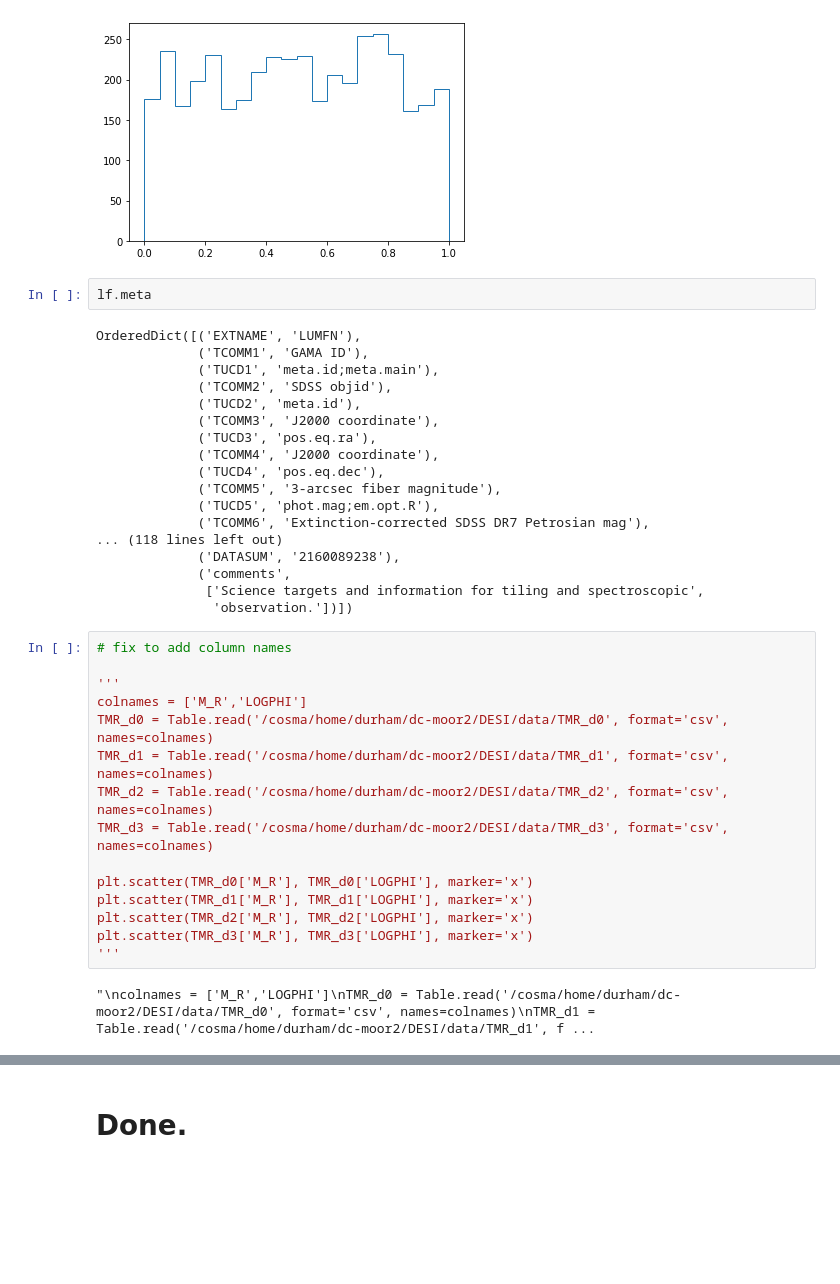
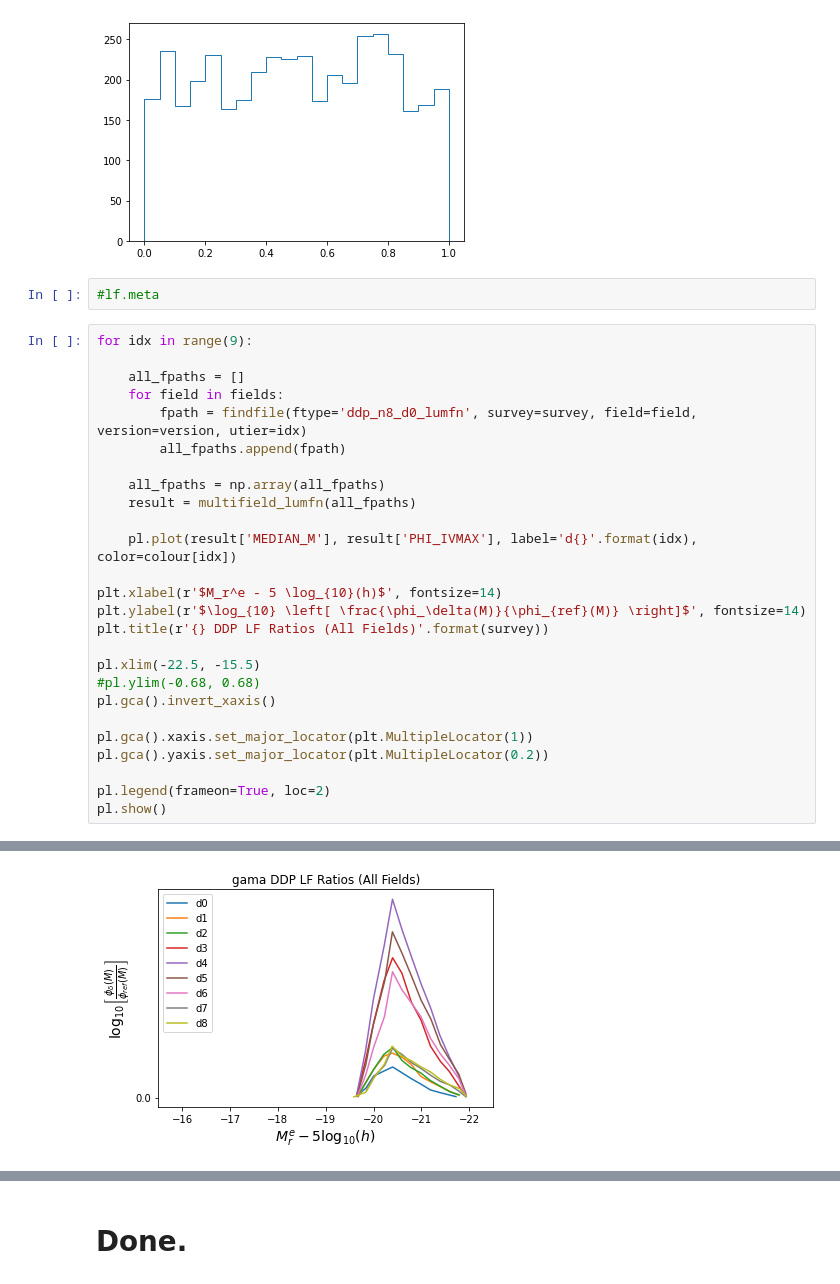
Before and after one commit to SgmAstro/DESI, a Jupyter notebook: docs/nb/d8LF_qa.ipynb, the cells around one changed output, grey strips where cells are left out. Saved outputs shown, nothing was run; the diff lists cells and outputs as text; blank space fills up the shorter version.

```diff
--- a/docs/nb/d8LF_qa.ipynb
+++ b/docs/nb/d8LF_qa.ipynb
@@ -164,40 +173,32 @@ pl.hist(vmax['VZ'] / vmax['VMAX'], histtype='step', bins=np.arange(0., 1.01, 0.0
         0.55, 0.6 , 0.65, 0.7 , 0.75, 0.8 , 0.85, 0.9 , 0.95, 1.  ]),
  [<matplotlib.patches.Polygon at 0x...>])
 [figure]
-# %%
-lf.meta
-# %% [output]
-OrderedDict([('EXTNAME', 'LUMFN'),
-             ('TCOMM1', 'GAMA ID'),
-             ('TUCD1', 'meta.id;meta.main'),
-             ('TCOMM2', 'SDSS objid'),
-             ('TUCD2', 'meta.id'),
-             ('TCOMM3', 'J2000 coordinate'),
-             ('TUCD3', 'pos.eq.ra'),
-             ('TCOMM4', 'J2000 coordinate'),
-             ('TUCD4', 'pos.eq.dec'),
-             ('TCOMM5', '3-arcsec fiber magnitude'),
-             ('TUCD5', 'phot.mag;em.opt.R'),
-             ('TCOMM6', 'Extinction-corrected SDSS DR7 Petrosian mag'),
-... (118 lines left out)
-             ('DATASUM', '2160089238'),
-             ('comments',
-              ['Science targets and information for tiling and spectroscopic',
-               'observation.'])])
-# %%
-# fix to add column names
-
-'''
-colnames = ['M_R','LOGPHI']
-TMR_d0 = Table.read('/cosma/home/durham/dc-moor2/DESI/data/TMR_d0', format='csv', names=colnames)
-TMR_d1 = Table.read('/cosma/home/durham/dc-moor2/DESI/data/TMR_d1', format='csv', names=colnames)
-TMR_d2 = Table.read('/cosma/home/durham/dc-moor2/DESI/data/TMR_d2', format='csv', names=colnames)
-TMR_d3 = Table.read('/cosma/home/durham/dc-moor2/DESI/data/TMR_d3', format='csv', names=colnames)
-
-plt.scatter(TMR_d0['M_R'], TMR_d0['LOGPHI'], marker='x')
-plt.scatter(TMR_d1['M_R'], TMR_d1['LOGPHI'], marker='x')
-plt.scatter(TMR_d2['M_R'], TMR_d2['LOGPHI'], marker='x')
-plt.scatter(TMR_d3['M_R'], TMR_d3['LOGPHI'], marker='x')
-'''
-# %% [output]
-"\ncolnames = ['M_R','LOGPHI']\nTMR_d0 = Table.read('/cosma/home/durham/dc-moor2/DESI/data/TMR_d0', format='csv', names=colnames)\nTMR_d1 = Table.read('/cosma/home/durham/dc-moor2/DESI/data/TMR_d1', f ...
+# %%
+#lf.meta
+# %%
+for idx in range(9):
+
+    all_fpaths = []
+    for field in fields:
+        fpath = findfile(ftype='ddp_n8_d0_lumfn', survey=survey, field=field, version=version, utier=idx)
+        all_fpaths.append(fpath)
+
+    all_fpaths = np.array(all_fpaths)
+    result = multifield_lumfn(all_fpaths)
+
+    pl.plot(result['MEDIAN_M'], result['PHI_IVMAX'], label='d{}'.format(idx), color=colour[idx])
+
+plt.xlabel(r'$M_r^e - 5 \log_{10}(h)$', fontsize=14)
+plt.ylabel(r'$\log_{10} \left[ \frac{\phi_\delta(M)}{\phi_{ref}(M)} \right]$', fontsize=14)
+plt.title(r'{} DDP LF Ratios (All Fields)'.format(survey))
+
+pl.xlim(-22.5, -15.5)
+#pl.ylim(-0.68, 0.68)
+pl.gca().invert_xaxis()
+
+pl.gca().xaxis.set_major_locator(plt.MultipleLocator(1))
+pl.gca().yaxis.set_major_locator(plt.MultipleLocator(0.2))
+
+pl.legend(frameon=True, loc=2)
+pl.show()
+# %% [output]
@@ -204 +214,2 @@ plt.scatter(TMR_d3['M_R'], TMR_d3['LOGPHI'], marker='x')
+[figure, added]
 # %%
```
Also changed, not shown: parts of 10 cells of this notebook.
